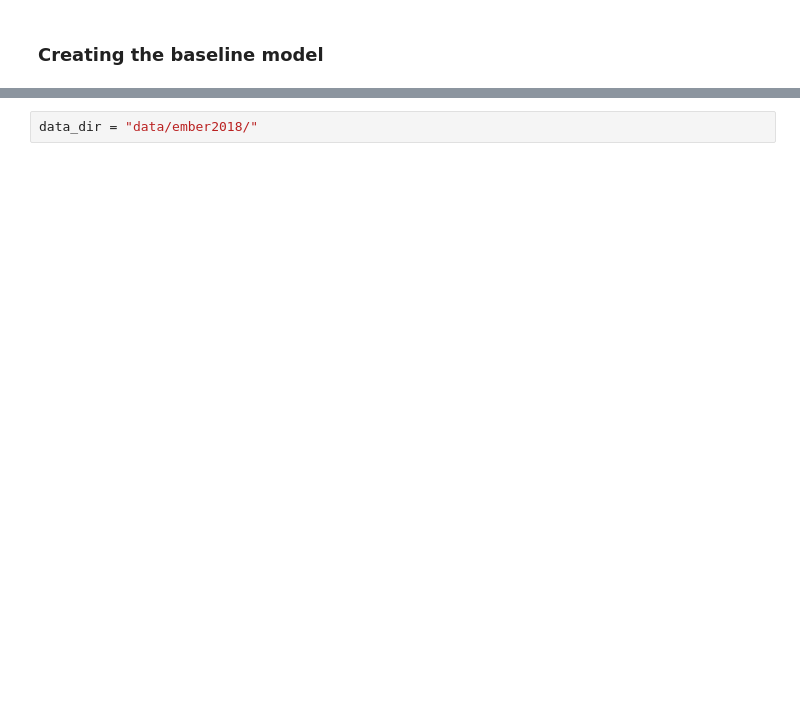
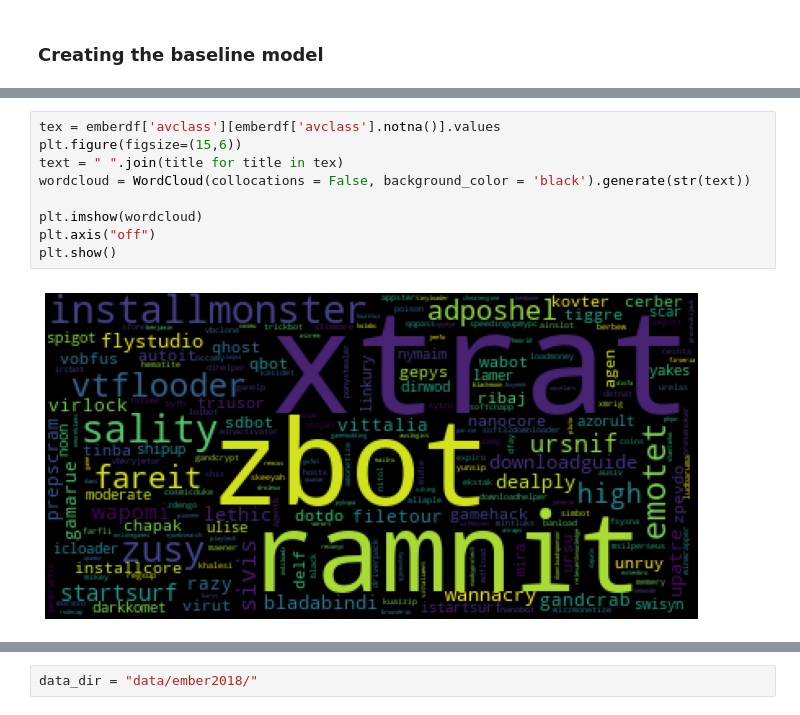
Before and after one commit to gilzeevi25/Exploring_EMBER_dataset, a Jupyter notebook: EMBER_cyberAI.ipynb, the cells around one changed output, grey strips where cells are left out. Drawn from its saved outputs; the diff is of its cells as text; blank space fills up the shorter version.

```diff
--- a/EMBER_cyberAI.ipynb
+++ b/EMBER_cyberAI.ipynb
@@ -44,0 +87,11 @@ Wall time: 1.33 s
+# %%
+tex = emberdf['avclass'][emberdf['avclass'].notna()].values
+plt.figure(figsize=(15,6))
+text = " ".join(title for title in tex)
+wordcloud = WordCloud(collocations = False, background_color = 'black').generate(str(text))
+
+plt.imshow(wordcloud)
+plt.axis("off")
+plt.show()
+# %% [output]
+[figure, added]
```
Also changed, not shown: parts of 27 cells of this notebook.
